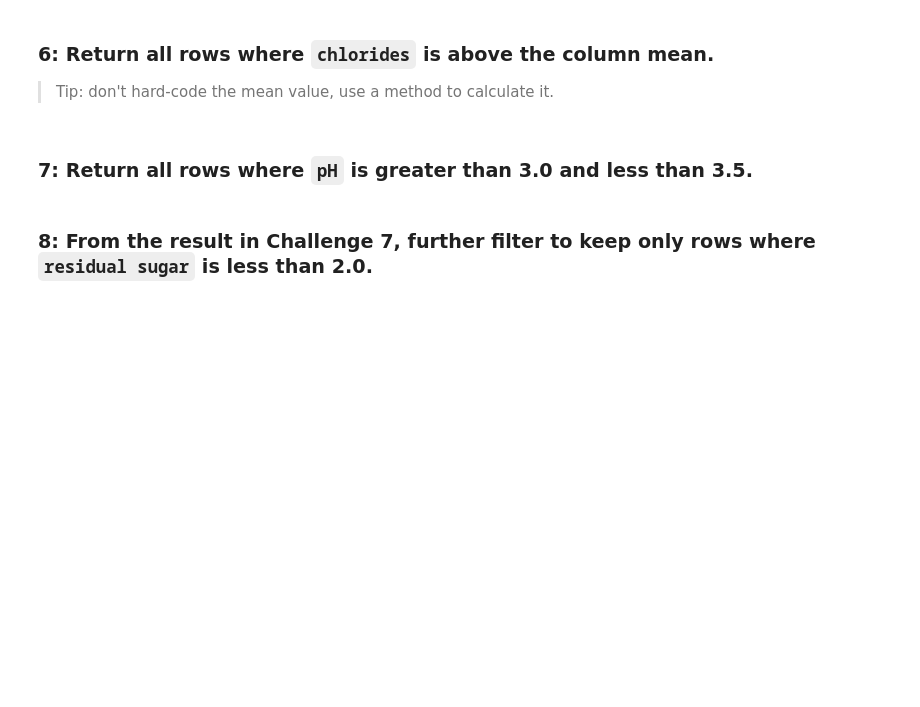
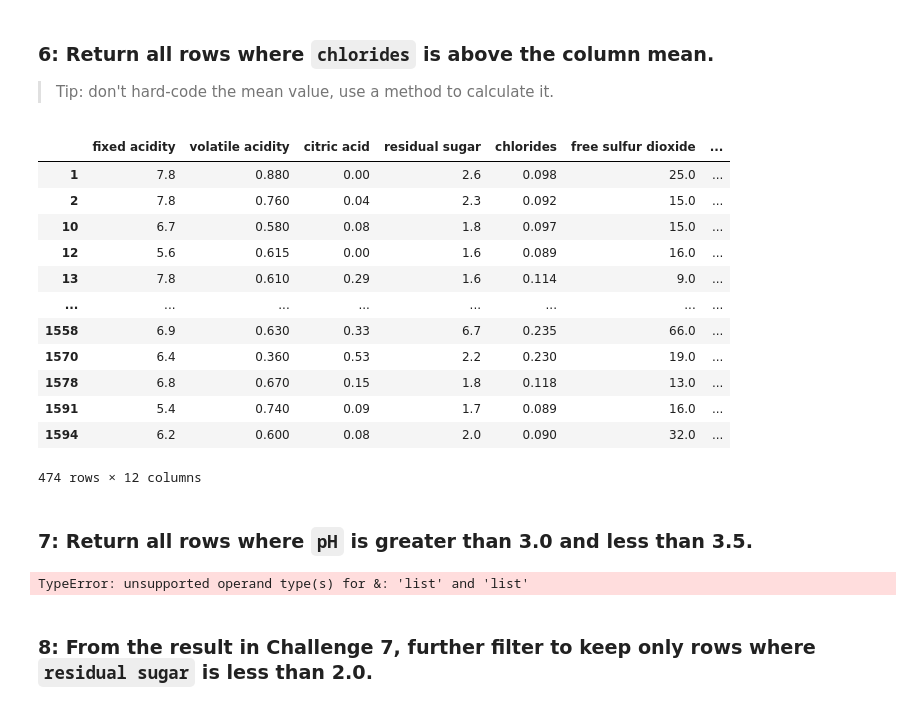
Before and after one commit to zinaF19/ds_numpy_pandas_zina, a Jupyter notebook: 1_Pandas/02_Pandas_Practice_Functionalities.ipynb, the cells around one changed output. Saved outputs shown, nothing was run; the diff lists cells and outputs as text; code cells hidden in the pictures; blank space fills up the shorter version.

```diff
--- a/1_Pandas/02_Pandas_Practice_Functionalities.ipynb
+++ b/1_Pandas/02_Pandas_Practice_Functionalities.ipynb
@@ -72,10 +137,31 @@ Index(['fixed acidity', 'volatile acidity', 'citric acid', 'residual sugar',
 > Tip: don't hard-code the mean value, use a method to calculate it.
 # %%
 # YOUR CODE HERE
+df[df["chlorides"] > df["chlorides"].mean()]
+# %% [output]
+|  | fixed acidity | volatile acidity | citric acid | residual sugar | chlorides | free sulfur dioxide | ... |
+| 1 | 7.8 | 0.880 | 0.00 | 2.6 | 0.098 | 25.0 | ... |
+| 2 | 7.8 | 0.760 | 0.04 | 2.3 | 0.092 | 15.0 | ... |
+| 10 | 6.7 | 0.580 | 0.08 | 1.8 | 0.097 | 15.0 | ... |
+| 12 | 5.6 | 0.615 | 0.00 | 1.6 | 0.089 | 16.0 | ... |
+| 13 | 7.8 | 0.610 | 0.29 | 1.6 | 0.114 | 9.0 | ... |
+| ... | ... | ... | ... | ... | ... | ... | ... |
+| 1558 | 6.9 | 0.630 | 0.33 | 6.7 | 0.235 | 66.0 | ... |
+| 1570 | 6.4 | 0.360 | 0.53 | 2.2 | 0.230 | 19.0 | ... |
+| 1578 | 6.8 | 0.670 | 0.15 | 1.8 | 0.118 | 13.0 | ... |
+| 1591 | 5.4 | 0.740 | 0.09 | 1.7 | 0.089 | 16.0 | ... |
+| 1594 | 6.2 | 0.600 | 0.08 | 2.0 | 0.090 | 32.0 | ... |
+474 rows × 12 columns
 # %% [markdown]
 ### 7: Return all rows where `pH` is greater than 3.0 and less than 3.5.
 # %%
 # YOUR CODE HERE
+df[
+    [df["pH"] > 3.0 ]
+    & [df["pH"] < 3.5]
+]
+# %% [output]
+TypeError: unsupported operand type(s) for &: 'list' and 'list'
 # %% [markdown]
 ### 8: From the result in Challenge 7, further filter to keep only rows where `residual sugar` is less than 2.0.
 # %%
```
Also changed, not shown: parts of 6 cells of this notebook.
